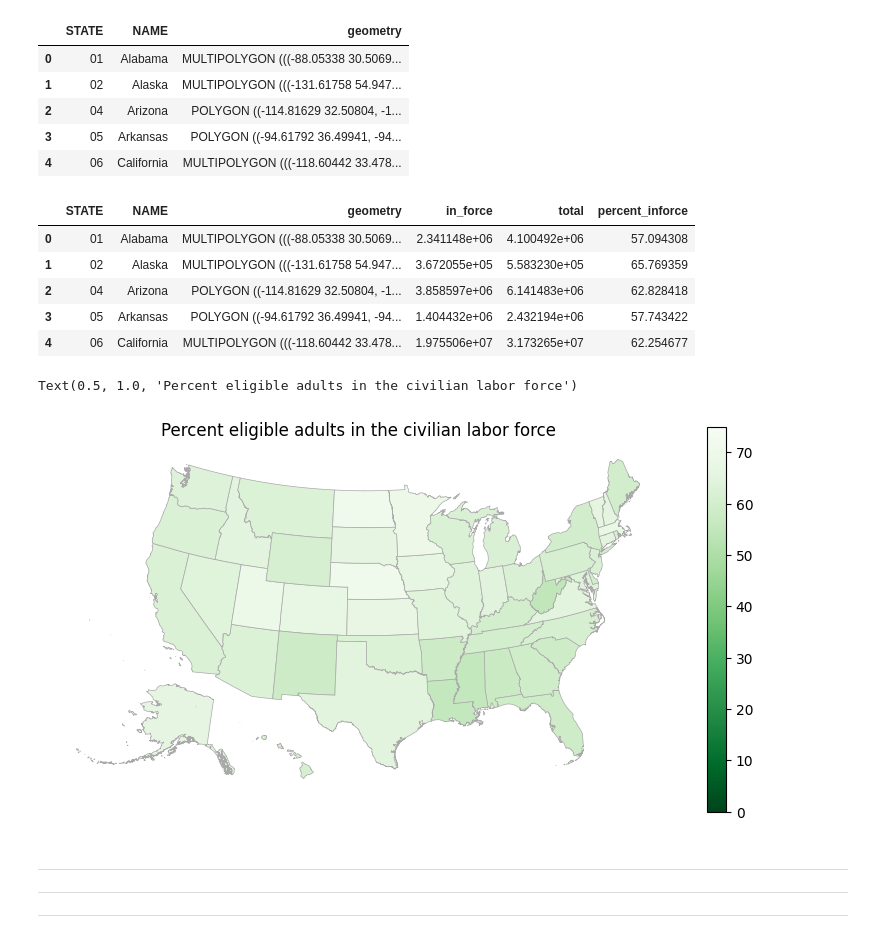
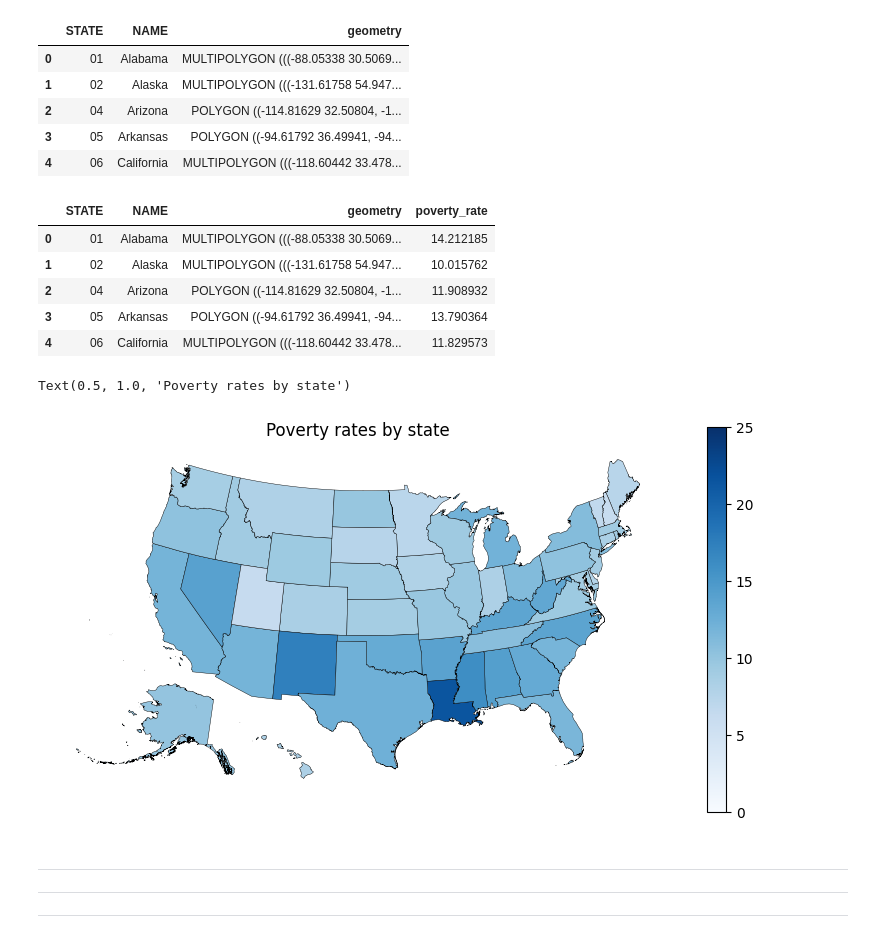
Before and after one commit to scottpham/NICAR25-CensusDIS-how-to, a Jupyter notebook: completed_notebooks/4_alternative_tables.ipynb, the cells around one changed output. Saved outputs shown, nothing was run; the diff lists cells and outputs as text; code cells hidden in the pictures.

```diff
--- a/completed_notebooks/4_alternative_tables.ipynb
+++ b/completed_notebooks/4_alternative_tables.ipynb
@@ -70,8 +54,9 @@ array(['cps/basic/apr', 'cps/basic/aug', 'cps/basic/dec', 'cps/basic/feb',
        'cps/contworker/may', 'cps/disability/jul', 'cps/tobacco/sep'],
       dtype=object)
 # %%
-DATASET = "cps/basic/jan"
-YEAR = 2025
+# demonstrate that there are no groups
+DATASET = "cps/asec/mar"
+YEAR = 2024
 
 groups = ced.variables.all_groups(DATASET, YEAR)
 groups.head()
@@ -202,0 +130,9 @@ with_percent.head()
+# %%
+# set a flag for poverty
+asec["in_poverty"] = asec["family_status"] == 1
+
+# use the flag to conditionally count the number of people in poverty
+asec["num_in_poverty"] = asec["in_poverty"] * asec["person_weight"]
+
+# sum the number of people in poverty in the US
+asec["num_in_poverty"].sum()
@@ -202,0 +146,13 @@ with_percent.head()
+# %%
+# calculate the poverty rate
+state_rates = (
+    asec
+    .groupby("STATE")
+    .apply(
+        lambda x: x["num_in_poverty"].sum() / x["person_weight"].sum() * 100,
+        include_groups = False
+    )
+    .to_frame("poverty_rate")
+)
+
+state_rates.head()
@@ -225,37 +191,39 @@ state_geo.head()
 with_geo = (
     state_geo
     .merge(
-        with_percent,
+        state_rates,
         on = "STATE"
     )
 )
 
 with_geo.head()
 # %% [output]
-|  | STATE | NAME | geometry | in_force | total | percent_inforce |
-| 0 | 01 | Alabama | MULTIPOLYGON (((-88.05338 30.5069... | 2.341148e+06 | 4.100492e+06 | 57.094308 |
-| 1 | 02 | Alaska | MULTIPOLYGON (((-131.61758 54.947... | 3.672055e+05 | 5.583230e+05 | 65.769359 |
-| 2 | 04 | Arizona | POLYGON ((-114.81629 32.50804, -1... | 3.858597e+06 | 6.141483e+06 | 62.828418 |
-| 3 | 05 | Arkansas | POLYGON ((-94.61792 36.49941, -94... | 1.404432e+06 | 2.432194e+06 | 57.743422 |
-| 4 | 06 | California | MULTIPOLYGON (((-118.60442 33.478... | 1.975506e+07 | 3.173265e+07 | 62.254677 |
+|  | STATE | NAME | geometry | poverty_rate |
+| 0 | 01 | Alabama | MULTIPOLYGON (((-88.05338 30.5069... | 14.212185 |
+| 1 | 02 | Alaska | MULTIPOLYGON (((-131.61758 54.947... | 10.015762 |
+| 2 | 04 | Arizona | POLYGON ((-114.81629 32.50804, -1... | 11.908932 |
+| 3 | 05 | Arkansas | POLYGON ((-94.61792 36.49941, -94... | 13.790364 |
+| 4 | 06 | California | MULTIPOLYGON (((-118.60442 33.478... | 11.829573 |
 # %%
+# plot the poverty rates
 ax = cem.plot_us(
     with_geo,
-    column = "percent_inforce",
-    cmap = "Greens_r",
+    column = "poverty_rate",
+    # extras
+    figsize = (10, 5),
     legend = True,
+    cmap = "Blues",
     vmin = 0,
-    vmax = 75,
-    figsize = (10, 5),
-    edgecolor = "darkgray",
-    linewidth = 0.5
+    vmax = 25,
+    edgecolor = "black",
+    linewidth = 0.3
 )
 
 ax.axis("off")
-ax.set_title("Percent eligible adults in the civilian labor force")
+ax.set_title("Poverty rates by state")
 # %% [output]
-Text(0.5, 1.0, 'Percent eligible adults in the civilian labor force')
+Text(0.5, 1.0, 'Poverty rates by state')
-[figure, old version]
+[figure, new version]
 # %% [markdown]
 ---
 ---
```
Also changed, not shown: parts of 19 cells of this notebook, 6 other files.
